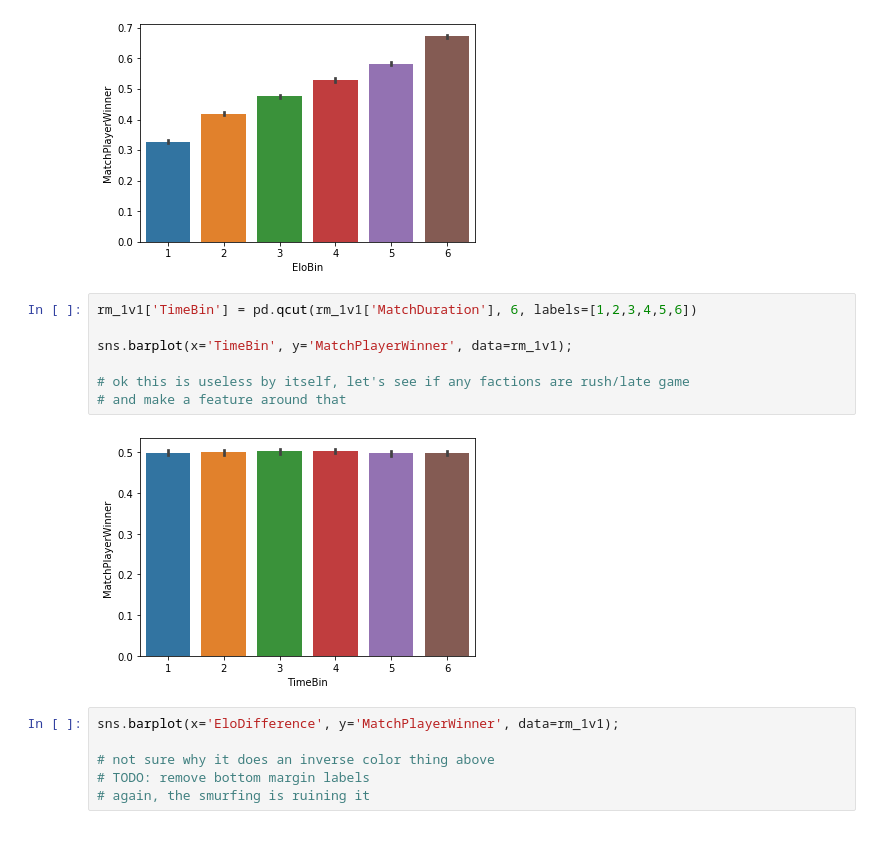
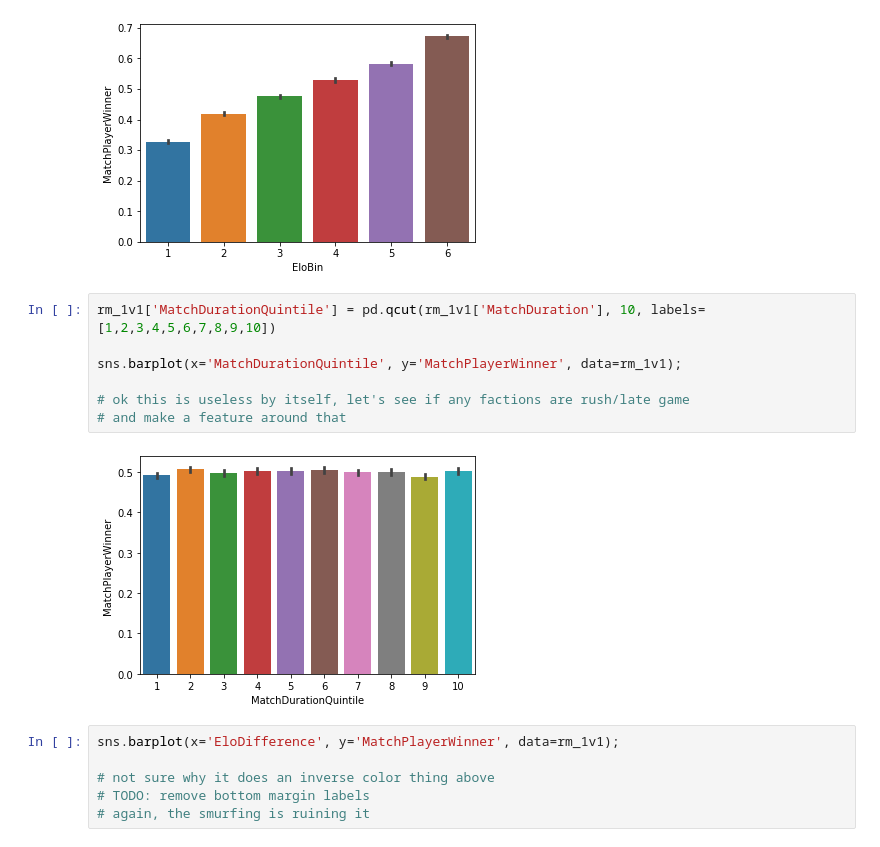
Before and after one commit to Mike-Xie/DS-Unit-2-Build-Week, a Jupyter notebook: Mike_Xie_Unit_2_Build_Week.ipynb, the cells around one changed output. Saved outputs shown, nothing was run; the diff lists cells and outputs as text.

```diff
--- a/Mike_Xie_Unit_2_Build_Week.ipynb
+++ b/Mike_Xie_Unit_2_Build_Week.ipynb
@@ -321,14 +321,14 @@ sns.barplot(x='EloBin', y='MatchPlayerWinner', data=rm_1v1);
 # %% [output]
 [figure]
 # %%
-rm_1v1['TimeBin'] = pd.qcut(rm_1v1['MatchDuration'], 6, labels=[1,2,3,4,5,6])
+rm_1v1['MatchDurationQuintile'] = pd.qcut(rm_1v1['MatchDuration'], 10, labels=[1,2,3,4,5,6,7,8,9,10])
 
-sns.barplot(x='TimeBin', y='MatchPlayerWinner', data=rm_1v1);
+sns.barplot(x='MatchDurationQuintile', y='MatchPlayerWinner', data=rm_1v1);
 
 # ok this is useless by itself, let's see if any factions are rush/late game
 # and make a feature around that
 # %% [output]
-[figure, old version]
+[figure, new version]
 # %%
 sns.barplot(x='EloDifference', y='MatchPlayerWinner', data=rm_1v1);
 
```
Also changed, not shown: parts of 1 cell of this notebook.
